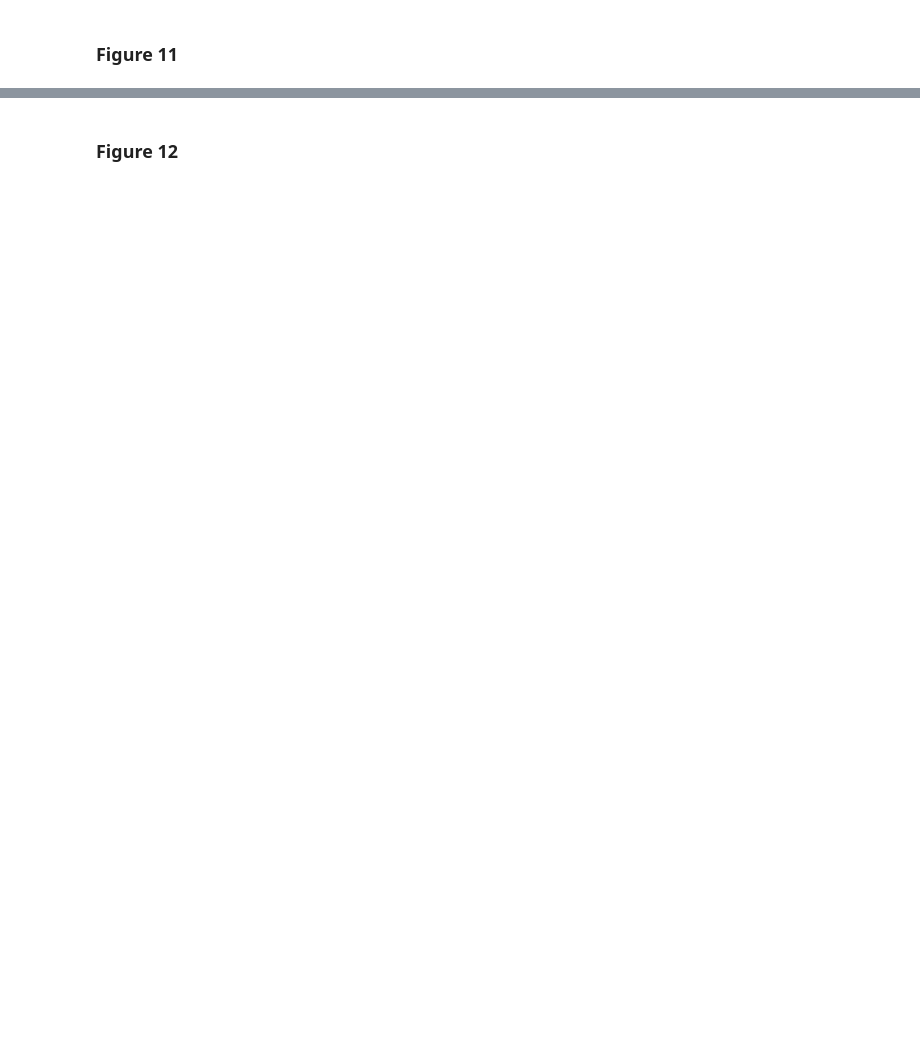
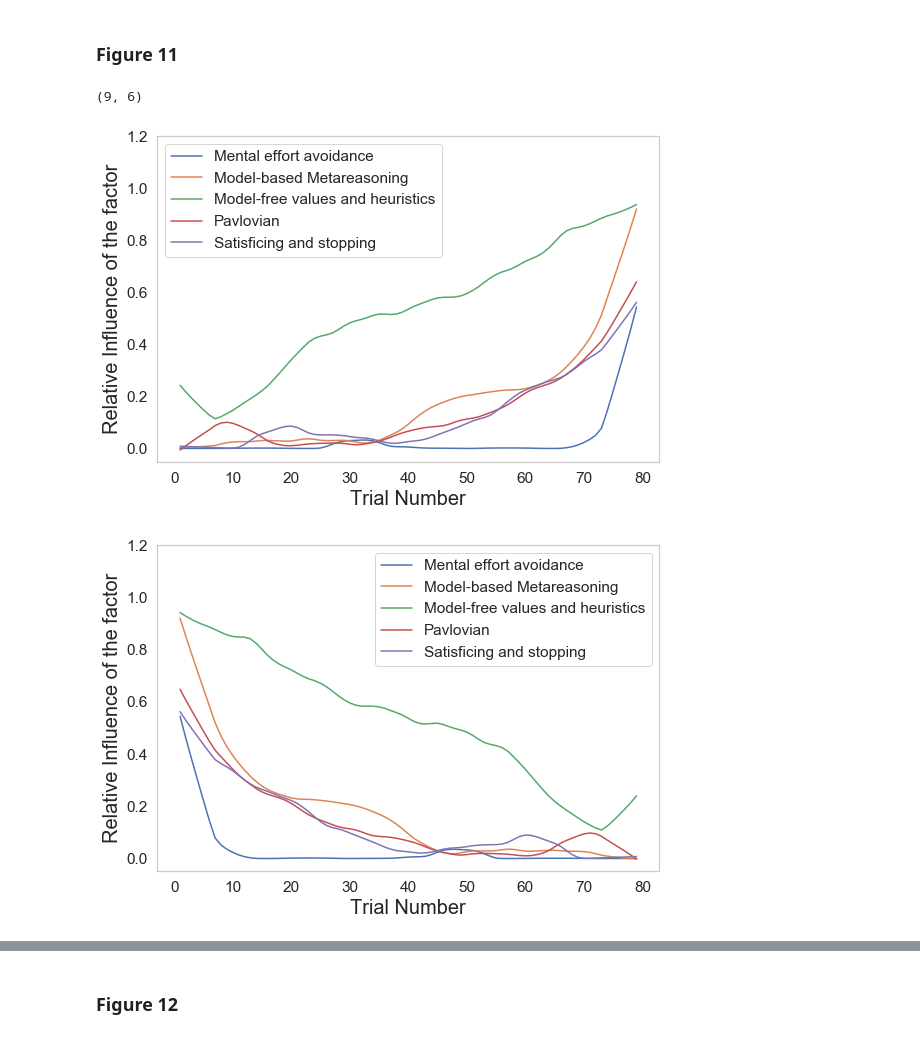
Before and after one commit to RationalityEnhancement/ComputationalMicroscope, a Jupyter notebook: src/Analysis.ipynb, the cells around one changed output, grey strips where cells are left out. Saved outputs shown, nothing was run; the diff lists cells and outputs as text; code cells hidden in the pictures; blank space fills up the shorter version.

```diff
--- a/src/Analysis.ipynb
+++ b/src/Analysis.ipynb
@@ -572,31 +616,35 @@ for trend in trends:
             trend_actual[trend][decision_systems[decision_system_index]].append(actual_props)
 for trend in trends:
     for decision_system in decision_systems:
         trend_inferred[trend][decision_system] = np.mean(trend_inferred[trend][decision_system], axis = 0)
         trend_actual[trend][decision_system] = np.mean(trend_actual[trend][decision_system], axis = 0)
 
 decision_system_labels = ["Mental effort avoidance", "Model-based Metareasoning", "Model-free values and heuristics",
                                 "Pavlovian", "Satisficing and stopping"]
-create_dir("results/decision_system_validation_plots")
+learning_utils.create_dir("results/decision_system_validation_plots")
 figure_size = (9, 6)
 for trend_index, trend in enumerate(trends):
     plt.figure(figsize = figure_size)
     for index, decision_system in enumerate(decision_systems):
         y = smoothen(trend_inferred[trend][decision_system])
         plt.plot(range(1, len(y) + 1), y, label = decision_system_labels[index])
     plt.xlabel("Trial Number", fontsize=20)
     plt.ylabel("Relative Influence of the factor", fontsize=20)
     plt.ylim(top = 1.2)
     plt.legend()
     plt.savefig(f"results/decision_system_validation_plots/{trend}_inferred.pdf", bbox_inches='tight')
 print(figure_size)
 for trend_index, trend in enumerate(trends):
     plt.figure(figsize = figure_size)
     for index, decision_system in enumerate(decision_systems):
         y = smoothen(trend_actual[trend][decision_system])
         plt.plot(range(1, len(y) + 1), y, label = decision_system_labels[index])
     plt.xlabel("Trial Number", fontsize=20)
     plt.ylabel("Relative Influence of the factor", fontsize=20)
     plt.ylim(top = 1.2)
     plt.legend()
     plt.savefig(f"results/decision_system_validation_plots/{trend}_actual.pdf", bbox_inches='tight')
+# %% [output]
+(9, 6)
+[figure, added]
+[figure, added]
```
Also changed, not shown: parts of 22 cells of this notebook, 5 other files.
